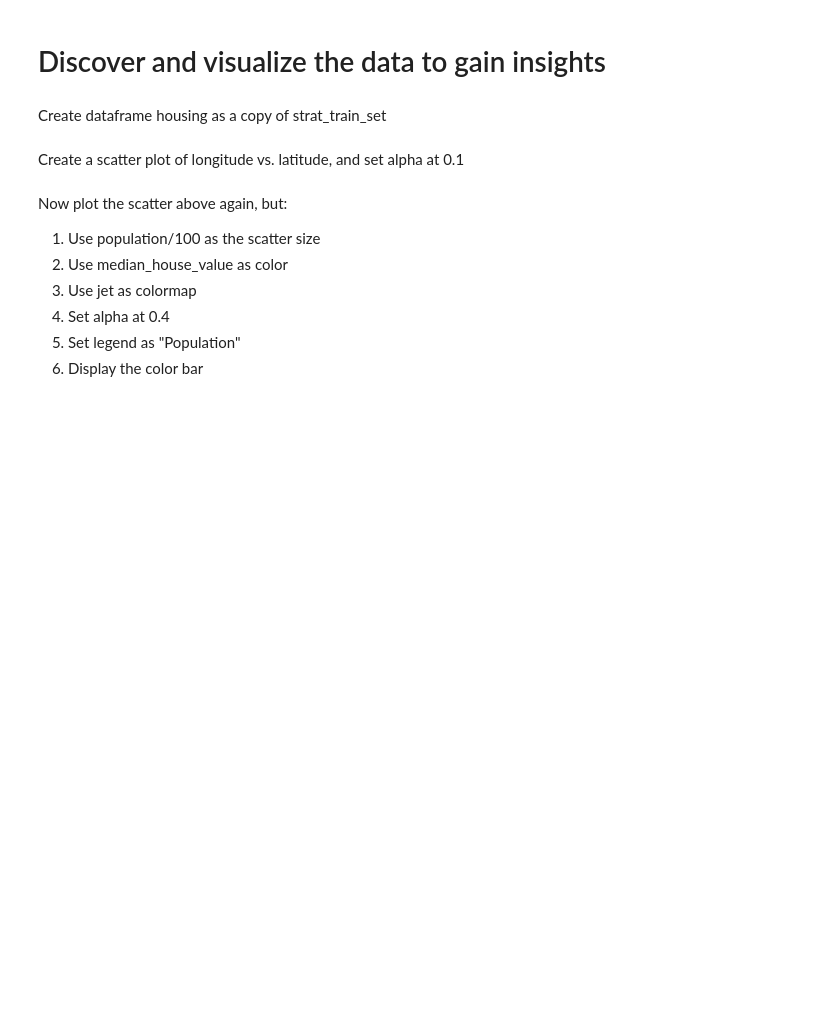
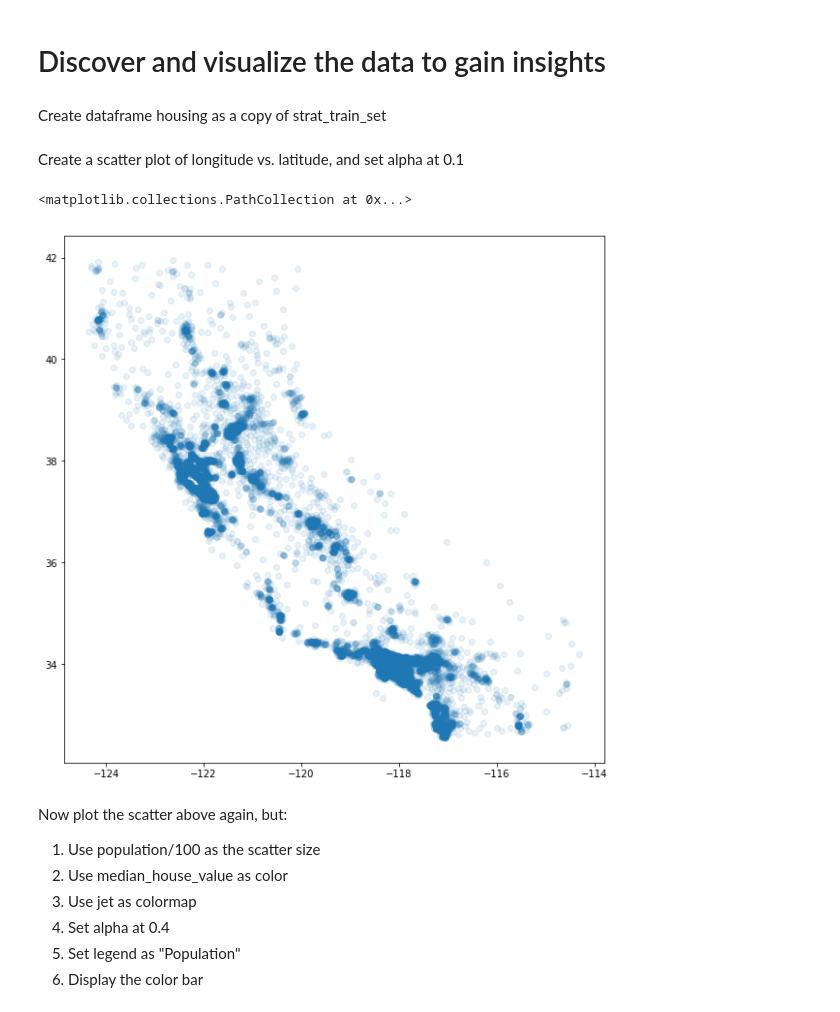
Before and after one commit to VandyChris/HandsOnMachineLearning, a Jupyter notebook: Chapter2.ipynb, the cells around one changed output. Drawn from its saved outputs; the diff is of its cells as text; code cells hidden in the pictures; blank space fills up the shorter version.

```diff
--- a/Chapter2.ipynb
+++ b/Chapter2.ipynb
@@ -291,2 +393,9 @@ Now use sklearn.model_selection.StratifiedShuffleSplit to split housing to strat
+# %%
+split = StratifiedShuffleSplit(n_splits=1, test_size=0.2, random_state=42)
+# %%
+ii = 0
+for train_index, test_index in split.split(housing, housing['incom_cat']):
+    strat_train_set = housing.iloc[train_index]
+    strat_test_set  = housing.iloc[test_index]
 # %% [markdown]
 Now compute the proportions of each category of incom_cat in housing and strat_test_set. Check consistence of the proportions.
@@ -293,2 +420,4 @@ Now compute the proportions of each category of incom_cat in housing and strat_t
 # %% [markdown]
 Now drop the column of incom_cat from strat_train_set and strat_test_set
+# %%
+strat_train_set.drop(columns=['incom_cat'], axis=1, inplace=True)
@@ -296,8 +437,16 @@ Now drop the column of incom_cat from strat_train_set and strat_test_set
 # Discover and visualize the data to gain insights
 # %% [markdown]
 Create dataframe housing as a copy of strat_train_set
+# %%
+housing = strat_train_set.copy()
 # %% [markdown]
 Create a scatter plot of longitude vs. latitude, and set alpha at 0.1
+# %%
+fig, ax = plt.subplots(1, 1, figsize=(10, 10))
+ax.scatter(housing.longitude, housing.latitude, alpha=0.1)
+# %% [output]
+<matplotlib.collections.PathCollection at 0x...>
+[figure, added]
 # %% [markdown]
 Now plot the scatter above again, but:
 1. Use population/100 as the scatter size
```
Also changed, not shown: parts of 117 cells of this notebook.
